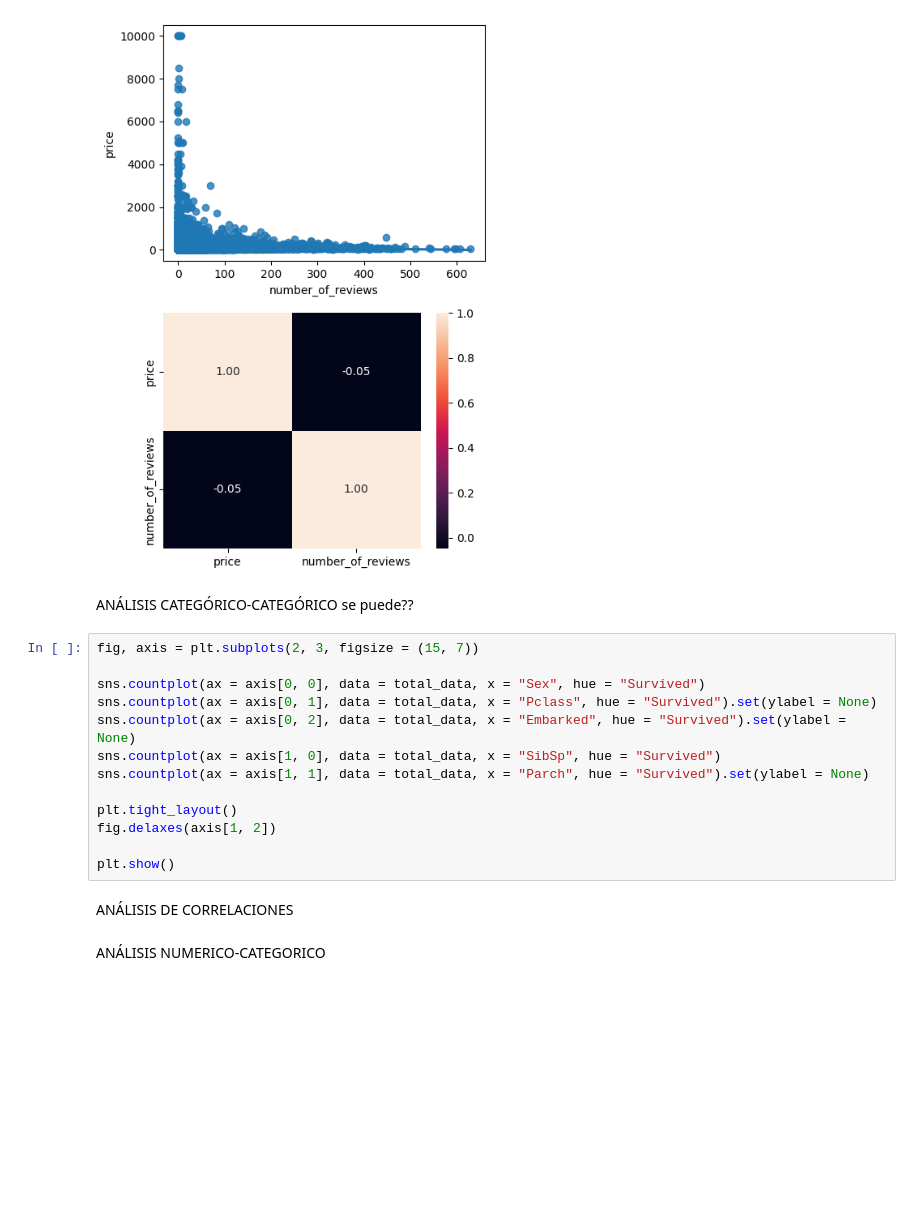
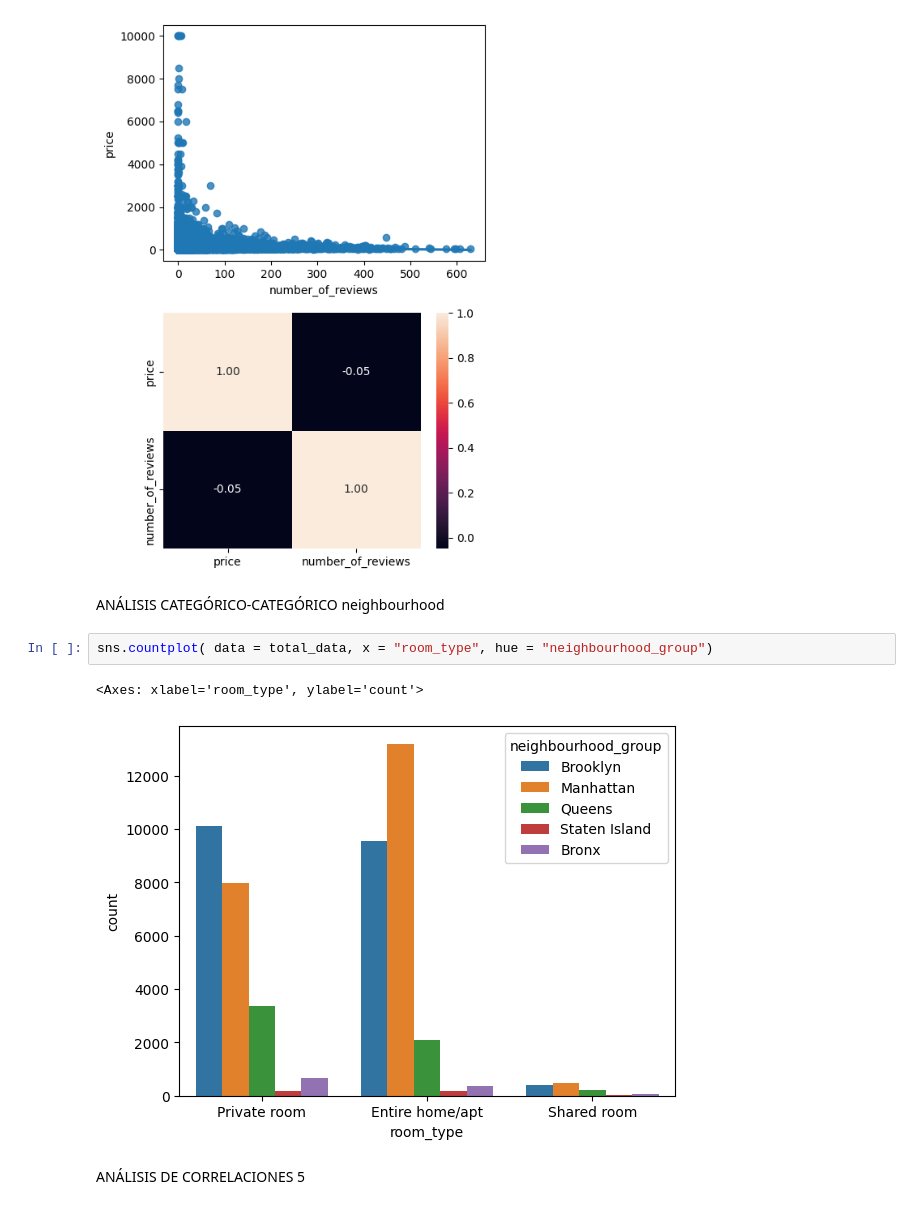
Before and after one commit to 4GeeksAcademy/CristinaChico_EDA, a Jupyter notebook: src/explore.ipynb, the cells around one changed output. Saved outputs shown, nothing was run; the diff lists cells and outputs as text; blank space fills up the shorter version.

```diff
--- a/src/explore.ipynb
+++ b/src/explore.ipynb
@@ -193,21 +214,12 @@ plt.show()
 [figure]
 # %% [markdown]
 ANÁLISIS CATEGÓRICO-CATEGÓRICO
-se puede??
+neighbourhood
-# %%
-fig, axis = plt.subplots(2, 3, figsize = (15, 7))
-
-sns.countplot(ax = axis[0, 0], data = total_data, x = "Sex", hue = "Survived")
-sns.countplot(ax = axis[0, 1], data = total_data, x = "Pclass", hue = "Survived").set(ylabel = None)
-sns.countplot(ax = axis[0, 2], data = total_data, x = "Embarked", hue = "Survived").set(ylabel = None)
-sns.countplot(ax = axis[1, 0], data = total_data, x = "SibSp", hue = "Survived")
-sns.countplot(ax = axis[1, 1], data = total_data, x = "Parch", hue = "Survived").set(ylabel = None)
-
-plt.tight_layout()
-fig.delaxes(axis[1, 2])
-
-plt.show()
+# %%
+sns.countplot( data = total_data, x = "room_type", hue = "neighbourhood_group")
+# %% [output]
+<Axes: xlabel='room_type', ylabel='count'>
+[figure, added]
 # %% [markdown]
 ANÁLISIS DE CORRELACIONES
+5
-# %% [markdown]
-ANÁLISIS NUMERICO-CATEGORICO
```
Also changed, not shown: parts of 10 cells of this notebook.
